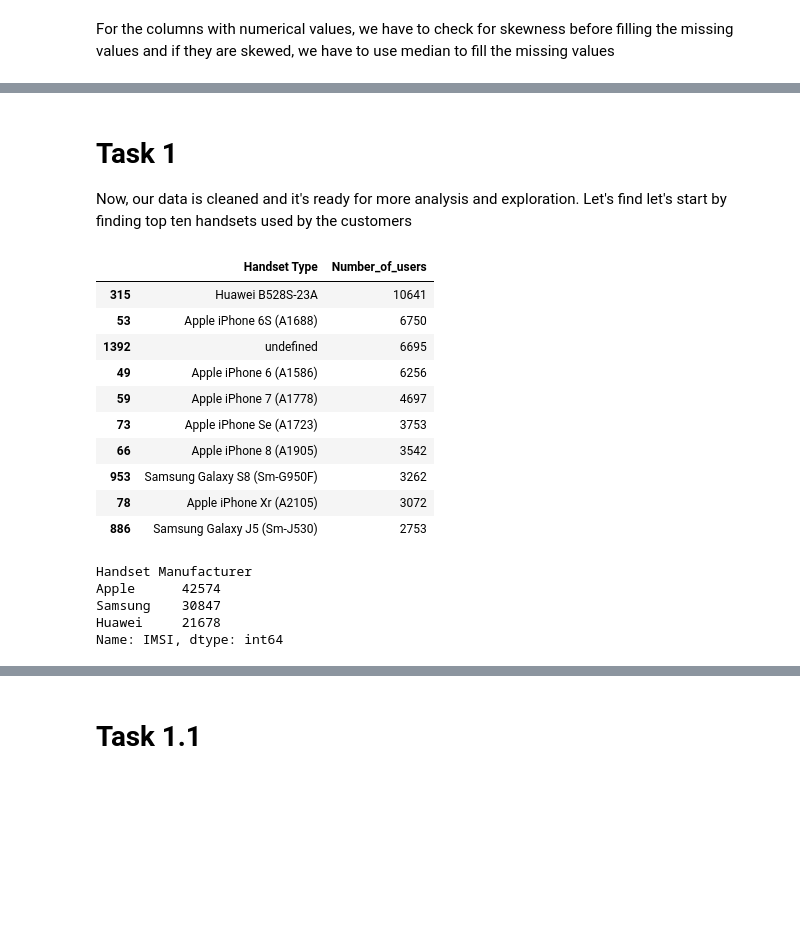
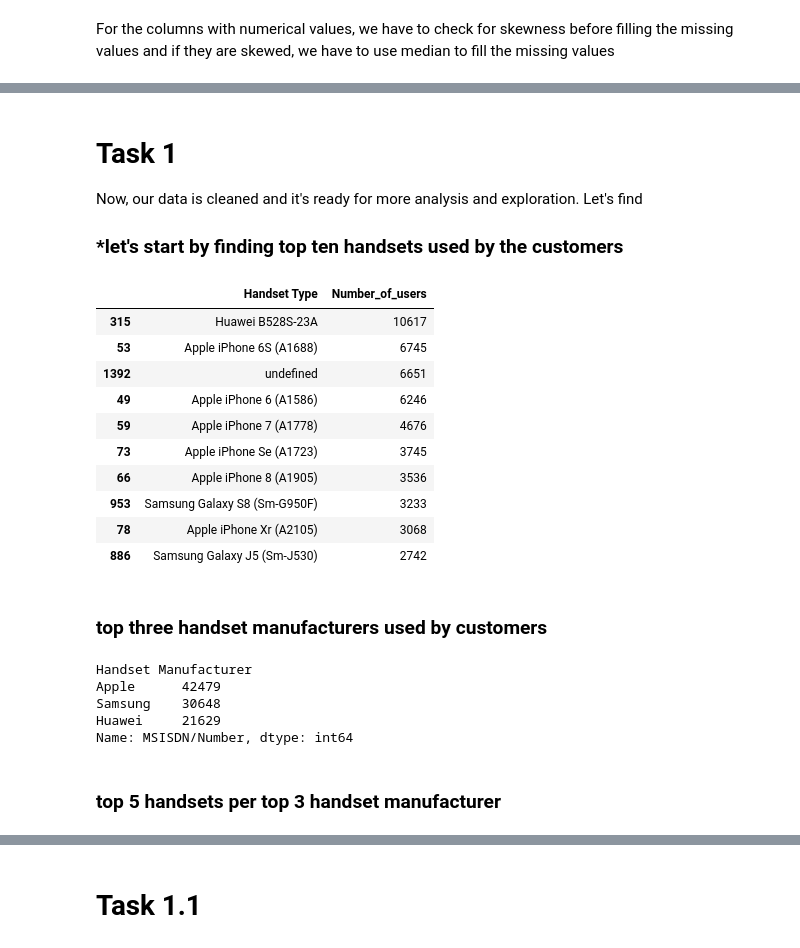
Before and after one commit to Haftom2323/10_Academy_Week1_Challenge, a Jupyter notebook: notebooks/data_cleaning and exploration.ipynb, the cells around one changed output, grey strips where cells are left out. Cells and saved outputs as stored; diff of their text form; code cells hidden in the pictures; blank space fills up the shorter version.

```diff
--- a/notebooks/data_cleaning and exploration.ipynb
+++ b/notebooks/data_cleaning and exploration.ipynb
@@ -280,33 +280,34 @@ dtype: int64
 # %% [markdown]
 # Task 1
 Now, our data is cleaned and it's ready for more analysis and exploration. Let's find
-let's start by finding top ten handsets used by the customers
+### *let's start by finding top ten handsets used by the customers
 # %%
 #top ten handsets used by customers
 df= df_clean.groupby(['Handset Type'])
-df = df['IMSI'].nunique()
+df = df['MSISDN/Number'].nunique()
 df = df.reset_index(name='Number_of_users')
 df = df.sort_values(['Number_of_users'], ascending=False)
 df.head(10)
 # %% [output]
 |  | Handset Type | Number_of_users |
-| 315 | Huawei B528S-23A | 10641 |
-| 53 | Apple iPhone 6S (A1688) | 6750 |
-| 1392 | undefined | 6695 |
-| 49 | Apple iPhone 6 (A1586) | 6256 |
-| 59 | Apple iPhone 7 (A1778) | 4697 |
-| 73 | Apple iPhone Se (A1723) | 3753 |
-| 66 | Apple iPhone 8 (A1905) | 3542 |
-| 953 | Samsung Galaxy S8 (Sm-G950F) | 3262 |
-| 78 | Apple iPhone Xr (A2105) | 3072 |
-| 886 | Samsung Galaxy J5 (Sm-J530) | 2753 |
+| 315 | Huawei B528S-23A | 10617 |
+| 53 | Apple iPhone 6S (A1688) | 6745 |
+| 1392 | undefined | 6651 |
+| 49 | Apple iPhone 6 (A1586) | 6246 |
+| 59 | Apple iPhone 7 (A1778) | 4676 |
+| 73 | Apple iPhone Se (A1723) | 3745 |
+| 66 | Apple iPhone 8 (A1905) | 3536 |
+| 953 | Samsung Galaxy S8 (Sm-G950F) | 3233 |
+| 78 | Apple iPhone Xr (A2105) | 3068 |
+| 886 | Samsung Galaxy J5 (Sm-J530) | 2742 |
+# %% [markdown]
+### top three handset manufacturers used by customers
 # %%
-#top three handsets used by customers
-top3=df_clean.groupby(['Handset Manufacturer'])['IMSI'].nunique().nlargest(3)
-top3
+df=df_clean.groupby(['Handset Manufacturer'])['MSISDN/Number'].nunique().nlargest(3)
+df
 # %% [output]
 Handset Manufacturer
-Apple      42574
-Samsung    30847
-Huawei     21678
-Name: IMSI, dtype: int64
+Apple      42479
+Samsung    30648
+Huawei     21629
+Name: MSISDN/Number, dtype: int64
@@ -314,0 +314,2 @@ Name: IMSI, dtype: int64
+# %% [markdown]
+### top 5 handsets per top 3 handset manufacturer
```
Also changed, not shown: parts of 12 cells of this notebook, 1 other file.
